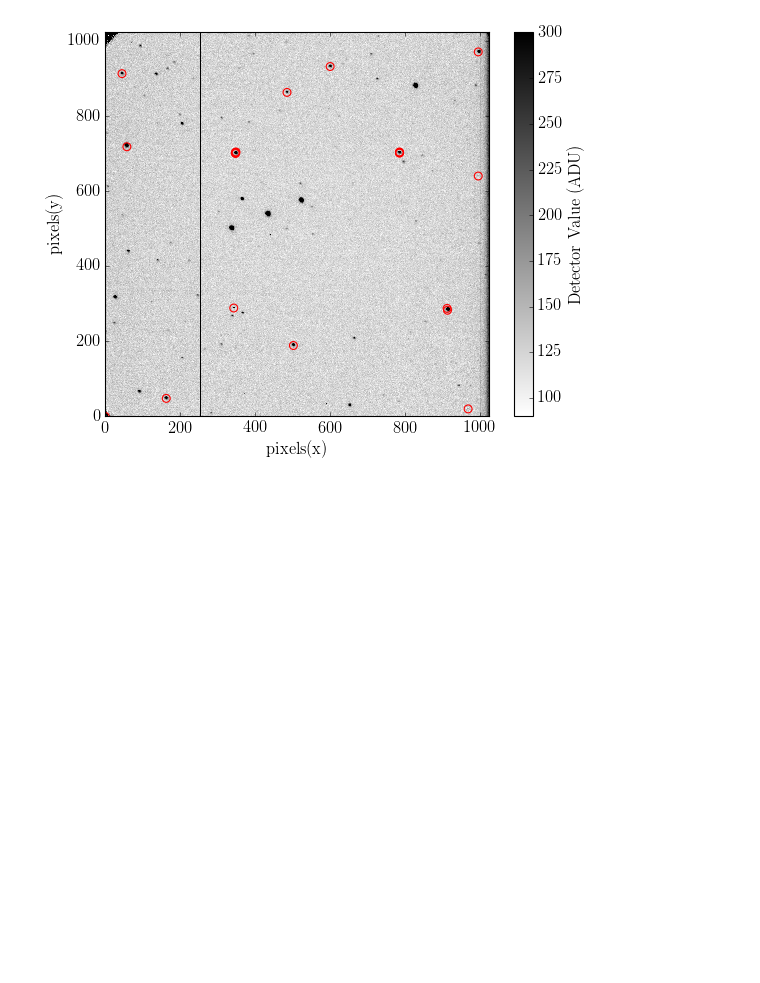
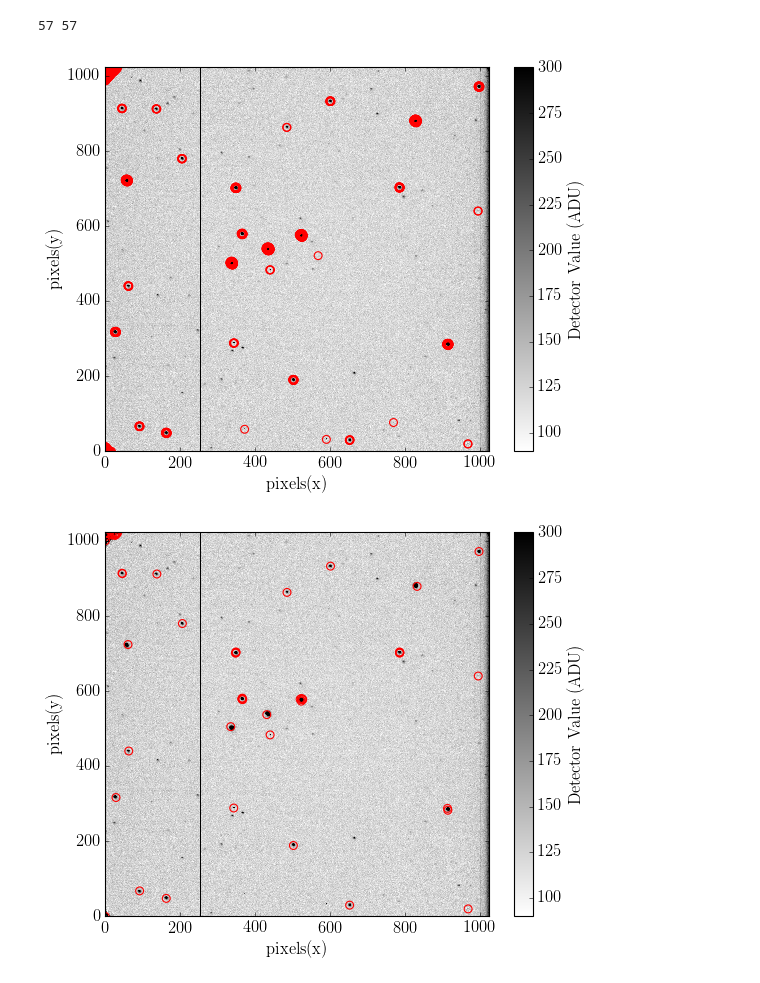
Before and after one commit to jbirky/AsteroidAstrometry, a Jupyter notebook: positions.ipynb, the cells around one changed output. Cells and saved outputs as stored; diff of their text form; code cells hidden in the pictures; blank space fills up the shorter version.

Commit message:
fix cluster algorithm

```diff
--- a/positions.ipynb
+++ b/positions.ipynb
@@ -64,7 +65,7 @@ def plotImg(arr, **kwargs):
 # %%
 def findStar(red, **kwargs):
     """
-    Find all points in a 2D image with ADU counts above a percentile threshold
+    Find all points in a 2D image with ADU counts above a percentile threshold.
     """
     percentile = kwargs.get('percentile', 99)
     cut = np.percentile(red.flatten(), percentile)
@@ -81,13 +82,13 @@ def findStar(red, **kwargs):
 
 def dist(r1, r2):
     """
-    Return Euclidean distance between two 2D vectors
+    Return Euclidean distance between two 2D vectors.
     """
     return np.sqrt((r1[0]-r2[0])**2 + (r1[1]-r2[1])**2)
 # %%
 def removePixels(pts, **kwargs):
     """
-    Remove points associated with bad rows or columns of the detector
+    Remove points associated with bad rows or columns of the detector.
     """
     rows = kwargs.get('rows', [])
     cols = kwargs.get('cols', [])
@@ -102,8 +103,11 @@ def removePixels(pts, **kwargs):
     return pts.T
 
 def clusterPoints(ptlist, **kwargs):
-
-    radius = kwargs.get('radius', 20)
+    """
+    Cluster points into separate arrays if they are within the distance
+    of a specified radius.
+    """
+    radius = kwargs.get('radius', 10)
 
     clusters = []
     clus = []
@@ -116,8 +120,22 @@ def clusterPoints(ptlist, **kwargs):
             clusters.append(np.array(clus))
             clus = []
 
-    return clusters
+    return np.array(clusters)
 
-def centroid():
+def findClusterMax(red, clusters):
+
+    peaks = []
+    for clus in clusters:
+        adu_vals = []
+        for pt in clus:
+            adu_vals.append(red[pt[0], pt[1]])
+        max_adu_idx = np.where(adu_vals == max(adu_vals))[0][0]
+        peaks.append(clus[max_adu_idx])
+
+    return np.array(peaks)
+
+def centroid(red, clusters, **kwargs):
+
+    radius = kwargs.get('radius', 20)
 
     return none
@@ -124,12 +179,22 @@ def centroid():
 # %%
-red = reduce('data/demo/d159.fits', 'data/demo/d121.fits')
 star_pts = findStar(red, percentile=99.6)
 
 bad_col = [255, 256] + list(np.arange(1000,1025))
 ptlist = removePixels(star_pts, cols=bad_col)
 
-clusters = clusterPoints(ptlist)
+clusters1 = clusterPoints(ptlist, radius=5)
+peaks1 = findClusterMax(red, clusters1)
+print(len(clusters1), len(peaks1))
 
-plotImg(red, pts=np.array([c[0] for c in np.array(clusters)]).T, rng=[90,300])
+# clusters2 = clusterPoints(peaks1, radius=5)
+# peaks2 = findClusterMax(red, clusters2)
+
+# len(peaks1), len(peaks2)
+
+plotImg(red, pts=ptlist.T, rng=[90,300])
+plotImg(red, pts=peaks1.T, rng=[90,300])
+# plotImg(red, pts=peaks2.T, rng=[90,300])
 # %% [output]
+57 57
-[figure, old version]
+[figure, new version]
+[figure, added]
```
Also changed, not shown: parts of 7 cells of this notebook.
